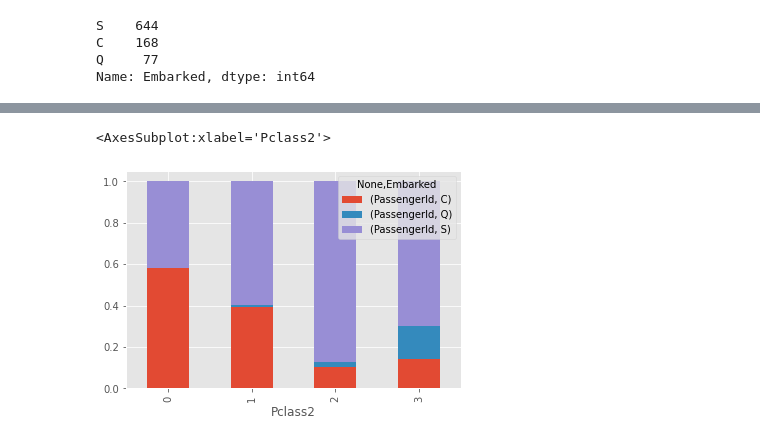
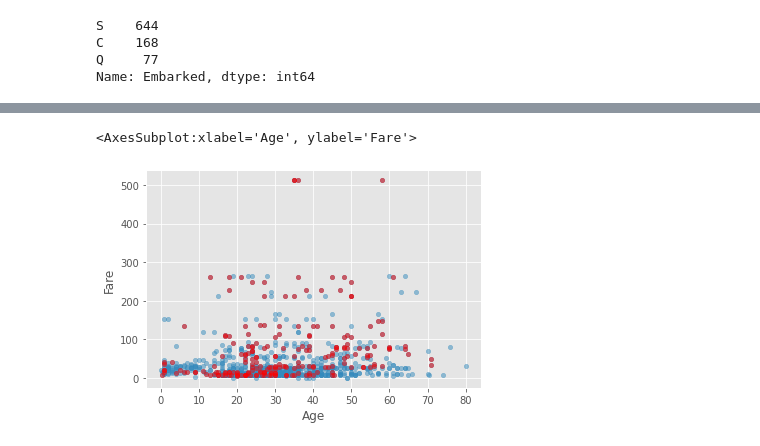
Before and after one commit to satmat/study_kaggle, a Jupyter notebook: titanic.ipynb, the cells around one changed output, grey strips where cells are left out. Cells and saved outputs as stored; diff of their text form; code cells hidden in the pictures.

```diff
--- a/titanic.ipynb
+++ b/titanic.ipynb
@@ -384,34 +357,61 @@ all_df[all_df["Age"]>15][["Pclass2","Age"]].groupby("Pclass2").describe()
 #plt.figure(figsize=(6, 5))
 #sns.boxplot(x="Pclass2", y="Age", data=all_df[all_df["Age"]>15])
 
 #all_df.plot.scatter(x="Age", y="Fare", alpha=0.5)
 
 # p.156 チケットクラスごとの乗船家族人数を確認する
 all_df["family_num"] = all_df["SibSp"] + all_df["Parch"]
 #all_df[["Pclass2", "family_num"]].groupby("Pclass2").describe()
 
 #plt.figure(figsize=(6, 5))
 #sns.boxplot(x="Pclass2", y="family_num", data=all_df)
 
 # p.158 チケットクラスごとの男女比について確認する
 Pclass_gender_df = all_df[["Pclass2", "Sex", "PassengerId"]].dropna().groupby(["Pclass2", "Sex"]).count().unstack()
 #Pclass_gender_df.plot.bar(stacked=True)
 
 Pclass_gender_df["male_ratio"] = Pclass_gender_df["PassengerId", "male"]/(Pclass_gender_df["PassengerId", "male"] + Pclass_gender_df["PassengerId", "female"])
 #Pclass_gender_df
 
 # p.159 港ごとの違いを確認
 Pclass_emb_df = all_df[["Pclass2","Embarked","PassengerId"]].dropna().groupby(["Pclass2", "Embarked"]).count().unstack()
 Pclass_emb_df = Pclass_emb_df.fillna(0)
 #Pclass_emb_df.plot.bar(stacked=True)
 Pclass_emb_df_ratio = Pclass_emb_df.copy()
 Pclass_emb_df_ratio["sum"] = Pclass_emb_df_ratio["PassengerId", "C"] + Pclass_emb_df_ratio["PassengerId", "Q"] + Pclass_emb_df_ratio["PassengerId", "S"]
 Pclass_emb_df_ratio["PassengerId", "C"] = Pclass_emb_df_ratio["PassengerId", "C"] / Pclass_emb_df_ratio["sum"]
 Pclass_emb_df_ratio["PassengerId", "Q"] = Pclass_emb_df_ratio["PassengerId", "Q"] / Pclass_emb_df_ratio["sum"]
 Pclass_emb_df_ratio["PassengerId", "S"] = Pclass_emb_df_ratio["PassengerId", "S"] / Pclass_emb_df_ratio["sum"]
 Pclass_emb_df_ratio = Pclass_emb_df_ratio.drop(["sum"],axis=1)
-Pclass_emb_df_ratio
-Pclass_emb_df_ratio.plot.bar(stacked=True)
+#Pclass_emb_df_ratio
+#Pclass_emb_df_ratio.plot.bar(stacked=True)
+
+# p.162 特定のクラスタに注目してみる
+C_young10 = all_df[(all_df["Embarked"]=="C") & (all_df["Age"] // 10 == 1) & (all_df["family_num"] == 0)]
+C_young20 = all_df[(all_df["Embarked"]=="C") & (all_df["Age"] // 10 == 2) & (all_df["family_num"] == 0)]
+#len(C_young10)
+#len(C_young20)
+
+# p.163 Cherbourgの若者の乗船料金の分布を調べる
+# リスト3.91 全体の中における「Cherbourgからの1人乗船の若者(10代)」を確認
+#ax = all_df.plot.scatter(x="Age", y="Fare", alpha=0.5)
+#C_young10.plot.scatter(x="Age", y="Fare", color="red", alpha=0.5, ax=ax)
+
+# リスト3.92 1人乗船の人に限った中での「Cherbourgからの1人乗船の若者(10代)」を確認
+#ax = all_df[all_df["family_num"] == 0].plot.scatter(x="Age", y="Fare", alpha=0.5)
+#C_young10.plot.scatter(x="Age", y="Fare", color="red", alpha=0.5, ax=ax)
+
+# リスト3.93 「Cherbourgからの1人乗船した20代」についても同様に確認
+#ax = all_df.plot.scatter(x="Age", y="Fare", alpha=0.5)
+#C_young20.plot.scatter(x="Age", y="Fare", color="red", alpha=0.5, ax=ax)
+
+#ax = all_df[all_df["family_num"] == 0].plot.scatter(x="Age", y="Fare", alpha=0.5)
+#C_young20.plot.scatter(x="Age", y="Fare", color="red", alpha=0.5, ax=ax)
+
+# p.166 4 Cherbourgからの乗船客を全体の中で表示する
+C_all = all_df[(all_df["Embarked"] == "C")]
+ax = all_df.plot.scatter(x="Age", y="Fare", alpha=0.5)
+C_all.plot.scatter(x="Age", y="Fare", color="red", alpha=0.5, ax=ax)
 # %% [output]
-<AxesSubplot:xlabel='Pclass2'>
+<AxesSubplot:xlabel='Age', ylabel='Fare'>
-[figure, old version]
+[figure, new version]
```
Also changed, not shown: parts of 3 cells of this notebook.
